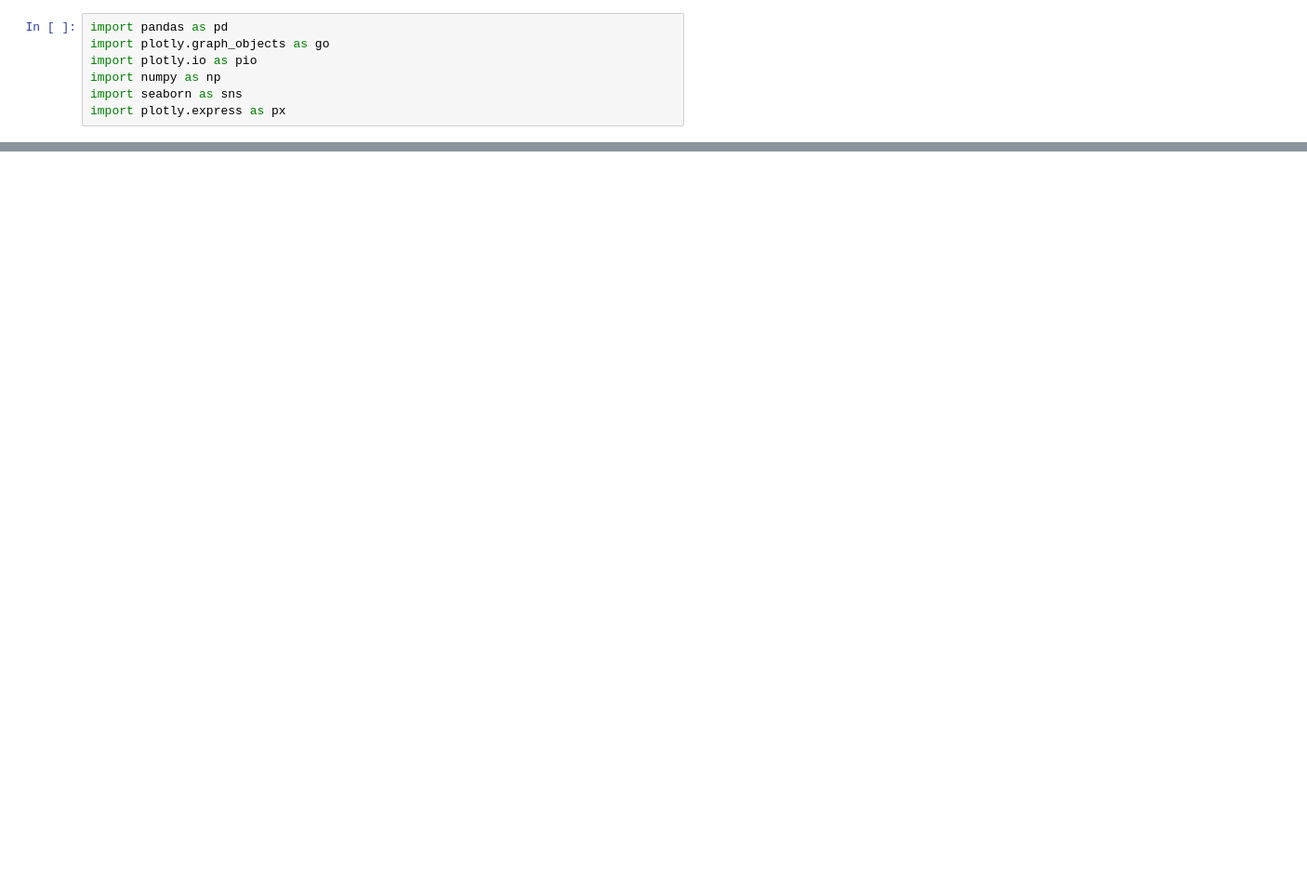
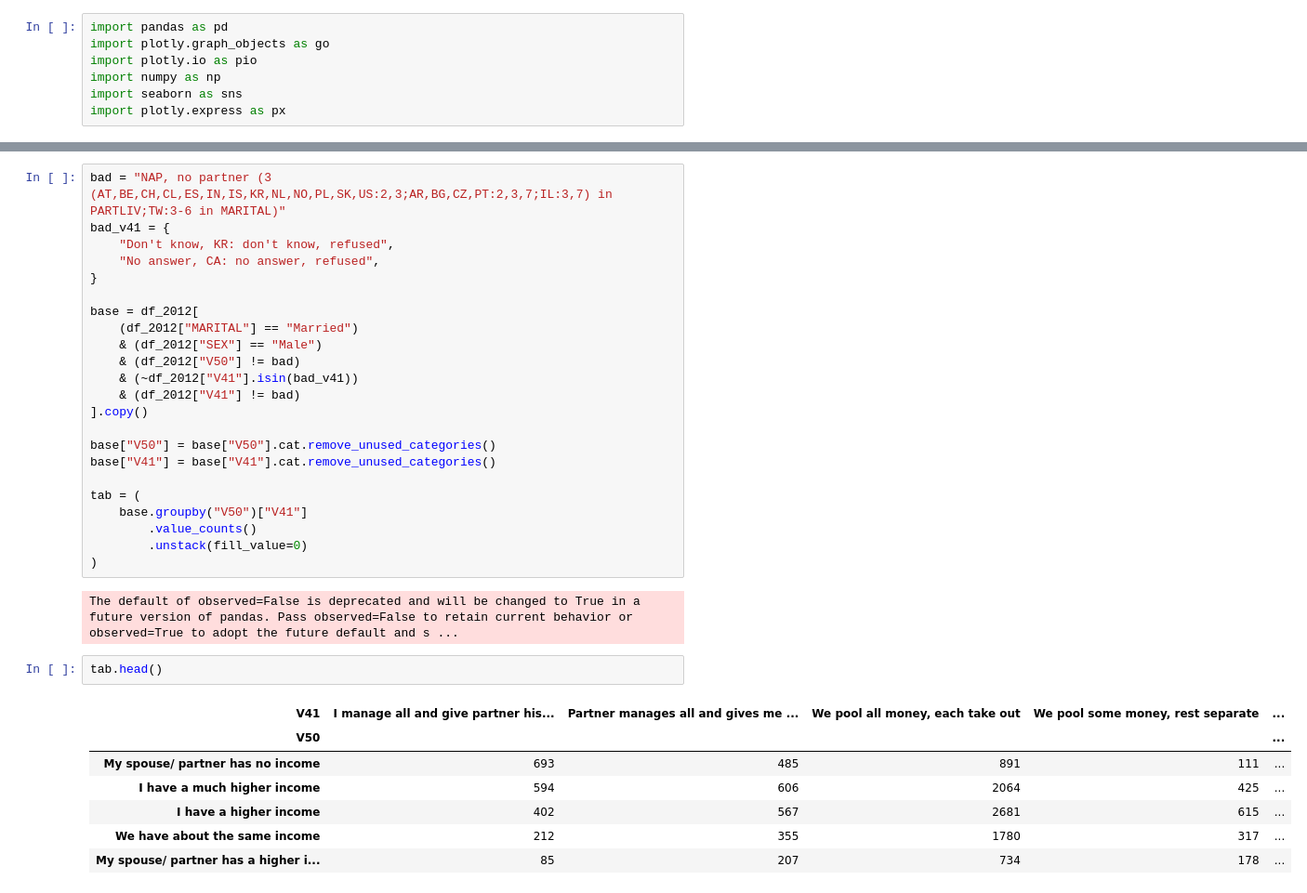
Before and after one commit to ashishpapanai/2025-02-ActionWords, a Jupyter notebook: notebooks/sidd.ipynb, the cells around one changed output, grey strips where cells are left out. Shown at 93% size. Cells and saved outputs as stored; diff of their text form; blank space fills up the shorter version.

```diff
--- a/notebooks/sidd.ipynb
+++ b/notebooks/sidd.ipynb
@@ -43,0 +568,35 @@ np.float64(2022710180699746.0)
+# %%
+bad = "NAP, no partner (3 (AT,BE,CH,CL,ES,IN,IS,KR,NL,NO,PL,SK,US:2,3;AR,BG,CZ,PT:2,3,7;IL:3,7) in PARTLIV;TW:3-6 in MARITAL)"
+bad_v41 = {
+    "Don't know, KR: don't know, refused",
+    "No answer, CA: no answer, refused",
+}
+
+base = df_2012[
+    (df_2012["MARITAL"] == "Married")
+    & (df_2012["SEX"] == "Male")
+    & (df_2012["V50"] != bad)
+    & (~df_2012["V41"].isin(bad_v41))
+    & (df_2012["V41"] != bad)
+].copy()
+
+base["V50"] = base["V50"].cat.remove_unused_categories()
+base["V41"] = base["V41"].cat.remove_unused_categories()
+
+tab = (
+    base.groupby("V50")["V41"]
+        .value_counts()
+        .unstack(fill_value=0)
+)
+# %% [output]
+The default of observed=False is deprecated and will be changed to True in a future version of pandas. Pass observed=False to retain current behavior or observed=True to adopt the future default and s ...
+# %%
+tab.head()
+# %% [output]
+| V41 | I manage all and give partner his... | Partner manages all and gives me ... | We pool all money, each take out | We pool some money, rest separate | ... |
+| V50 |  |  |  |  | ... |
+| My spouse/ partner has no income | 693 | 485 | 891 | 111 | ... |
+| I have a much higher income | 594 | 606 | 2064 | 425 | ... |
+| I have a higher income | 402 | 567 | 2681 | 615 | ... |
+| We have about the same income | 212 | 355 | 1780 | 317 | ... |
+| My spouse/ partner has a higher i... | 85 | 207 | 734 | 178 | ... |
```
Also changed, not shown: parts of 51 cells of this notebook, 6 other files.
